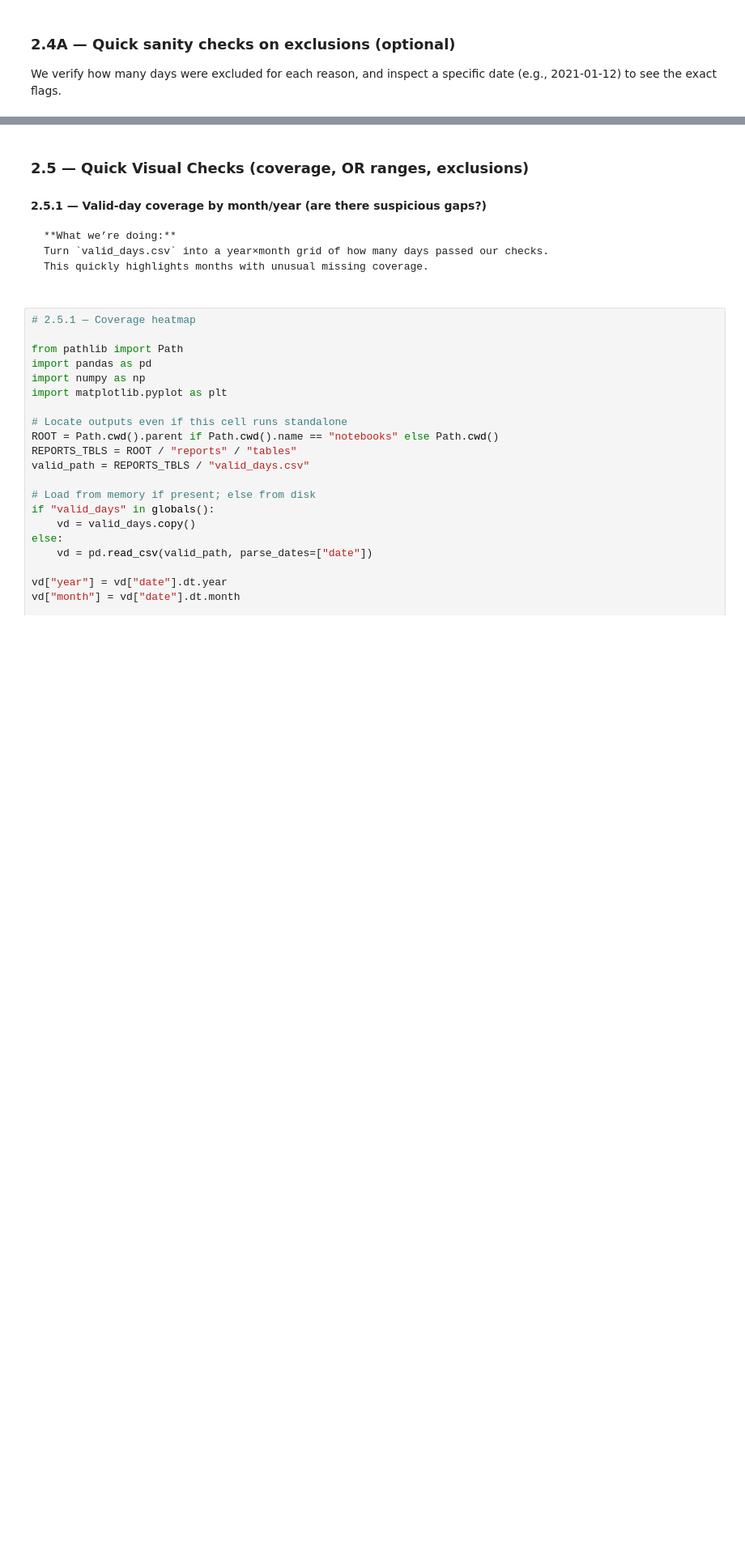
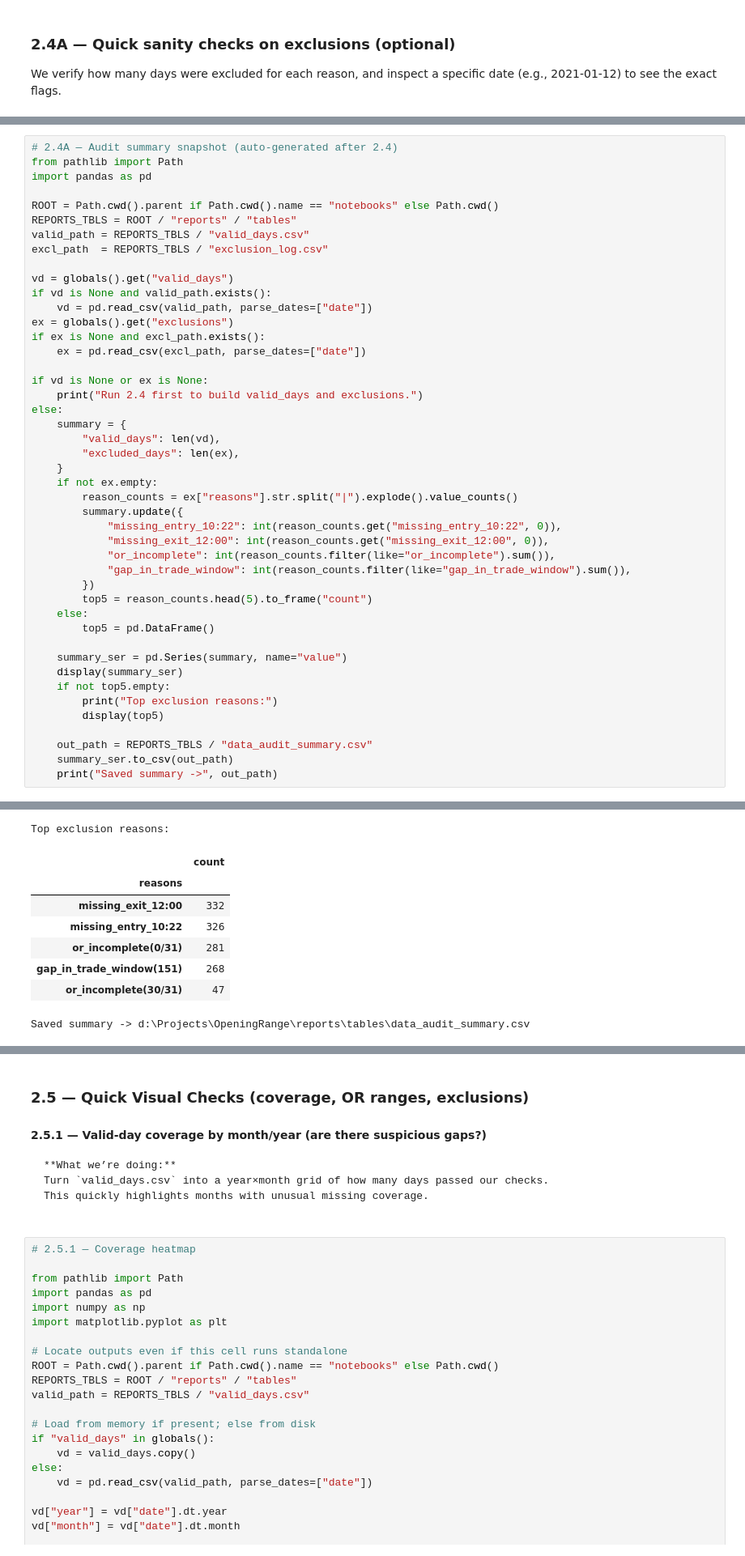
Before and after one commit to Mbaka11/OpeningRangeTradingStrategy, a Jupyter notebook: notebooks/02_data_audit.ipynb, the cells around one changed output, grey strips where cells are left out. Shown at 81% size. Drawn from its saved outputs; the diff is of its cells as text; blank space fills up the shorter version.

```diff
--- a/notebooks/02_data_audit.ipynb
+++ b/notebooks/02_data_audit.ipynb
@@ -640,2 +658,48 @@ gap_in_trade_window(4)        1
 Name: count, dtype: int64
 |  | file | date | or_count | or_high | or_low | or_range | trade_count | expected_trade_minutes | ... |
+# %%
+# 2.4A — Audit summary snapshot (auto-generated after 2.4)
+from pathlib import Path
+import pandas as pd
+
+ROOT = Path.cwd().parent if Path.cwd().name == "notebooks" else Path.cwd()
+REPORTS_TBLS = ROOT / "reports" / "tables"
+valid_path = REPORTS_TBLS / "valid_days.csv"
+excl_path  = REPORTS_TBLS / "exclusion_log.csv"
+
+vd = globals().get("valid_days")
+if vd is None and valid_path.exists():
+    vd = pd.read_csv(valid_path, parse_dates=["date"])
+ex = globals().get("exclusions")
+if ex is None and excl_path.exists():
+    ex = pd.read_csv(excl_path, parse_dates=["date"])
+
+if vd is None or ex is None:
+    print("Run 2.4 first to build valid_days and exclusions.")
+else:
+    summary = {
+        "valid_days": len(vd),
+        "excluded_days": len(ex),
+    }
+    if not ex.empty:
+        reason_counts = ex["reasons"].str.split("|").explode().value_counts()
+        summary.update({
+            "missing_entry_10:22": int(reason_counts.get("missing_entry_10:22", 0)),
+            "missing_exit_12:00": int(reason_counts.get("missing_exit_12:00", 0)),
+            "or_incomplete": int(reason_counts.filter(like="or_incomplete").sum()),
+            "gap_in_trade_window": int(reason_counts.filter(like="gap_in_trade_window").sum()),
+        })
+        top5 = reason_counts.head(5).to_frame("count")
+    else:
+        top5 = pd.DataFrame()
+
+    summary_ser = pd.Series(summary, name="value")
+    display(summary_ser)
+    if not top5.empty:
+        print("Top exclusion reasons:")
+        display(top5)
+
+    out_path = REPORTS_TBLS / "data_audit_summary.csv"
+    summary_ser.to_csv(out_path)
+    print("Saved summary ->", out_path)
+# %% [output]
@@ -641,0 +713,9 @@ Name: count, dtype: int64
+Top exclusion reasons:
+|  | count |
+| reasons |  |
+| missing_exit_12:00 | 332 |
+| missing_entry_10:22 | 326 |
+| or_incomplete(0/31) | 281 |
+| gap_in_trade_window(151) | 268 |
+| or_incomplete(30/31) | 47 |
+Saved summary -> d:\Projects\OpeningRange\reports\tables\data_audit_summary.csv
```
Also changed, not shown: parts of 13 cells of this notebook, 1 other file.
